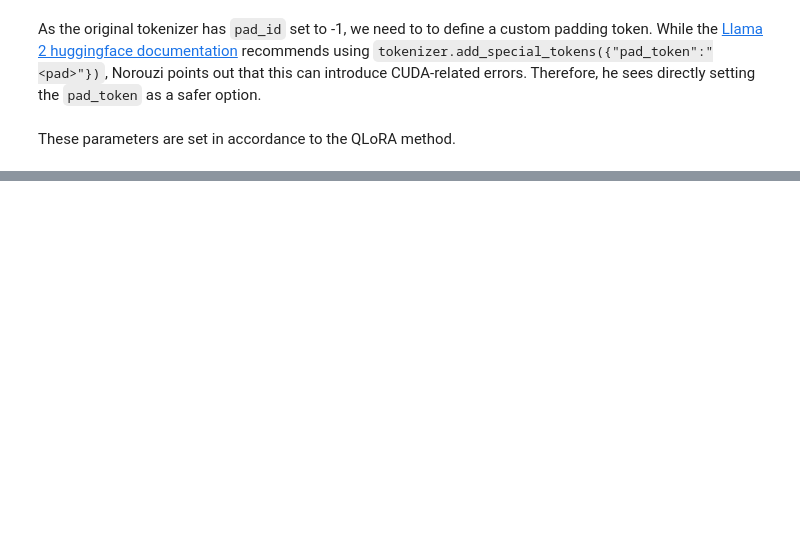
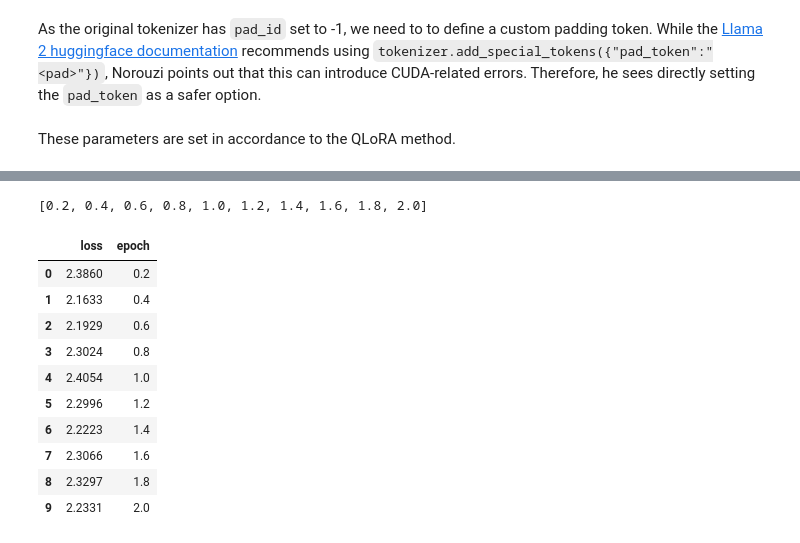
Before and after one commit to danielbauer1860/LLM_Output_Analysis, a Jupyter notebook: fine_tuning/Llama_2_fine_tuning_fic_2epochs.ipynb, the cells around one changed output, grey strips where cells are left out. Saved outputs shown, nothing was run; the diff lists cells and outputs as text; code cells hidden in the pictures; blank space fills up the shorter version.

```diff
--- a/fine_tuning/Llama_2_fine_tuning_fic_2epochs.ipynb
+++ b/fine_tuning/Llama_2_fine_tuning_fic_2epochs.ipynb
@@ -252,0 +292,29 @@ CommitInfo(commit_url='https://huggingface.co/dbauer1860/llama-2-bnc-baby-fictio
+# %%
+loss_values = []
+epochs = []
+
+for step in fic_trainer.state.log_history:
+  for k, v in step.items():
+    if k == 'loss' and v not in loss_values:
+      loss_values.append(v)
+    if k == 'epoch'and v not in epochs:
+      epochs.append(v)
+
+print(epochs)
+# %% [output]
+[0.2, 0.4, 0.6, 0.8, 1.0, 1.2, 1.4, 1.6, 1.8, 2.0]
+# %%
+df = pd.DataFrame({'loss': loss_values, 'epoch': epochs})
+df
+# %% [output]
+|  | loss | epoch |
+| 0 | 2.3860 | 0.2 |
+| 1 | 2.1633 | 0.4 |
+| 2 | 2.1929 | 0.6 |
+| 3 | 2.3024 | 0.8 |
+| 4 | 2.4054 | 1.0 |
+| 5 | 2.2996 | 1.2 |
+| 6 | 2.2223 | 1.4 |
+| 7 | 2.3066 | 1.6 |
+| 8 | 2.3297 | 1.8 |
+| 9 | 2.2331 | 2.0 |
```
Also changed, not shown: parts of 15 cells of this notebook.
